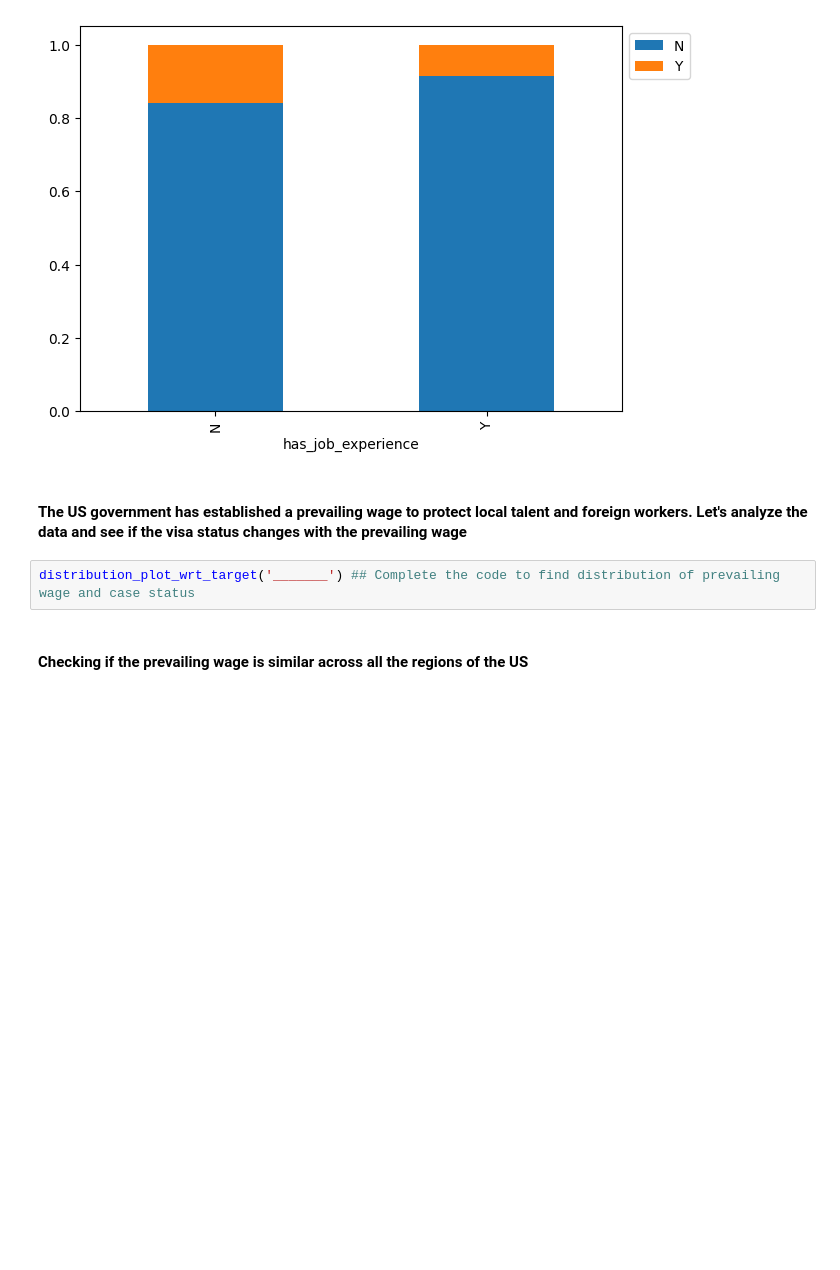
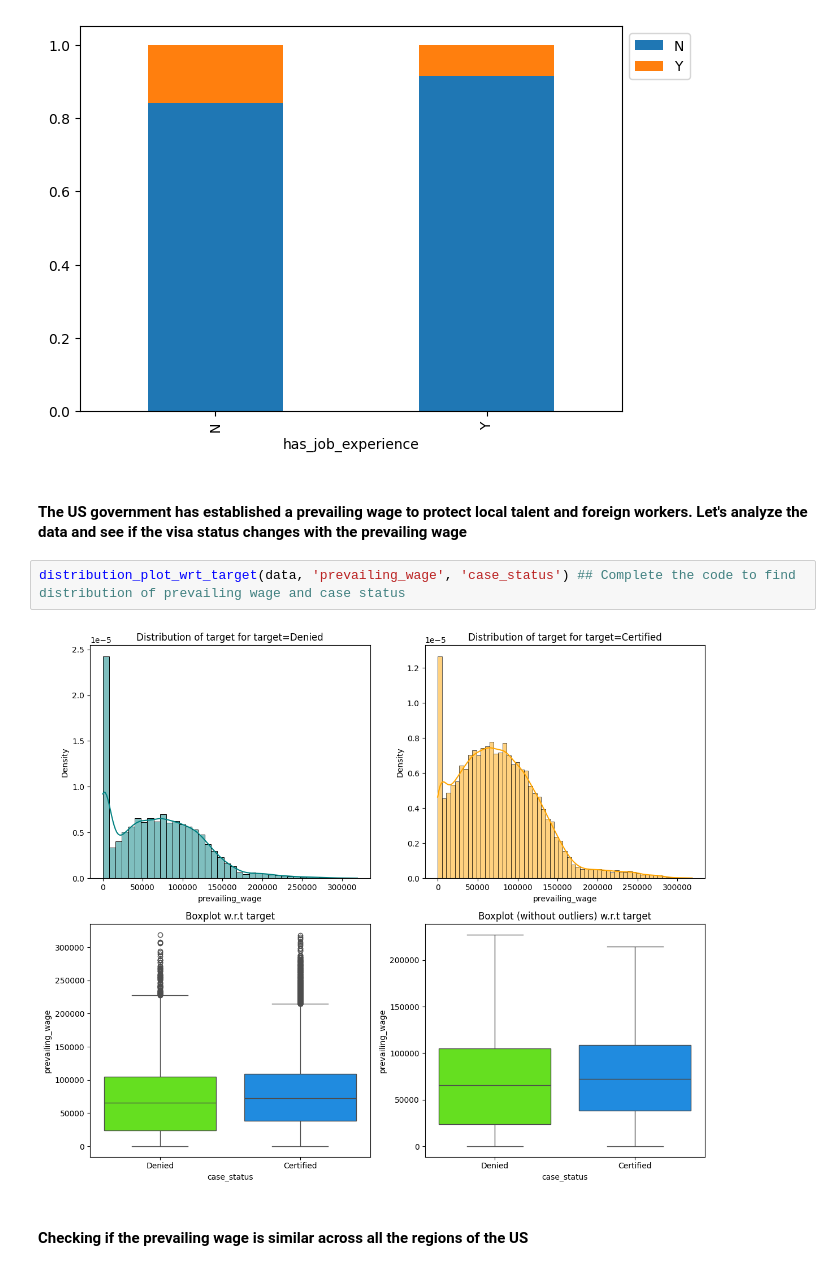
Before and after one commit to erika024/data-science, a Jupyter notebook: DSBA_Project_EasyVisa_LowCode.ipynb, the cells around one changed output. Drawn from its saved outputs; the diff is of its cells as text; blank space fills up the shorter version.

```diff
--- a/DSBA_Project_EasyVisa_LowCode.ipynb
+++ b/DSBA_Project_EasyVisa_LowCode.ipynb
@@ -603,7 +603,9 @@ Y                      13537  1265  14802
 # %% [markdown]
 #### The US government has established a prevailing wage to protect local talent and foreign workers. Let's analyze the data and see if the visa status changes with the prevailing wage
 # %%
-distribution_plot_wrt_target('_______') ## Complete the code to find distribution of prevailing wage and case status
+distribution_plot_wrt_target(data, 'prevailing_wage', 'case_status') ## Complete the code to find distribution of prevailing wage and case status
+# %% [output]
+[figure, added]
 # %% [markdown]
 #### Checking if the prevailing wage is similar across all the regions of the US
 # %%
```
Also changed, not shown: parts of 49 cells of this notebook.
